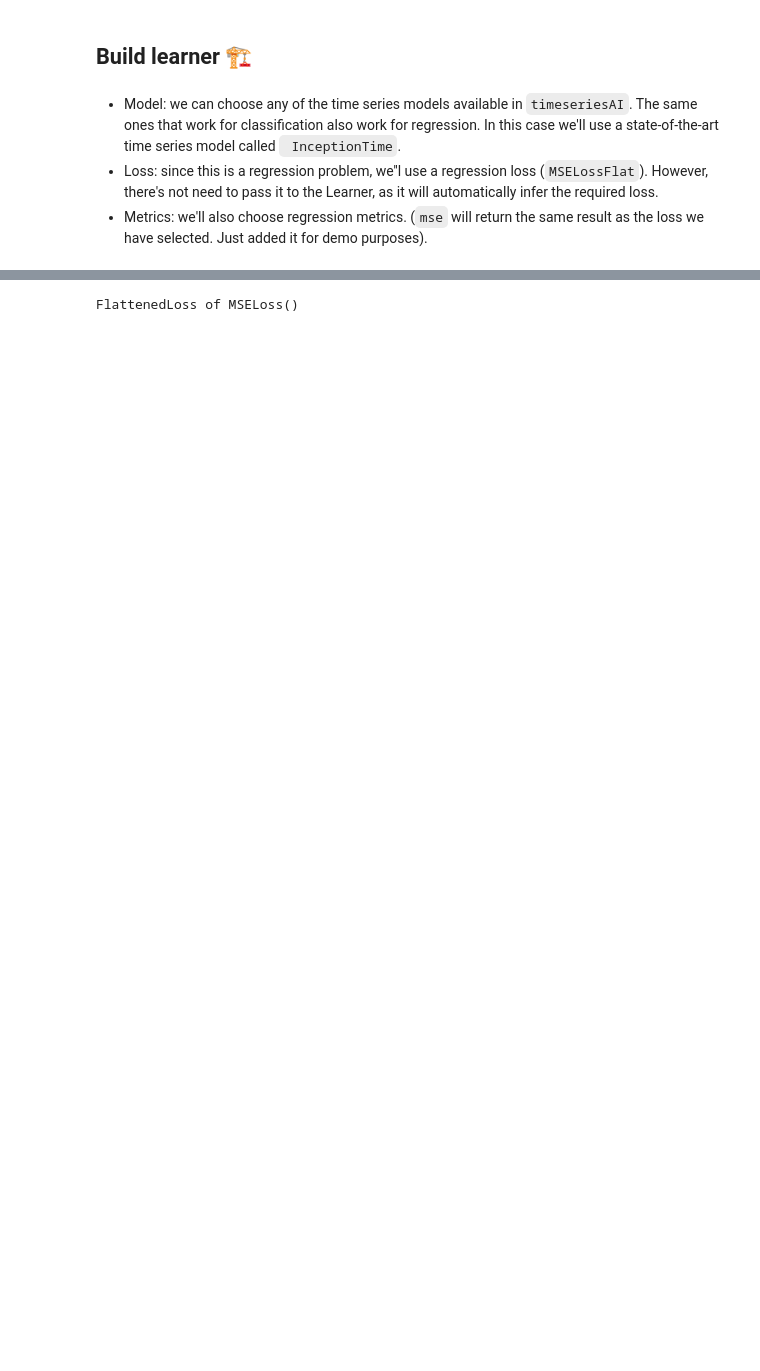
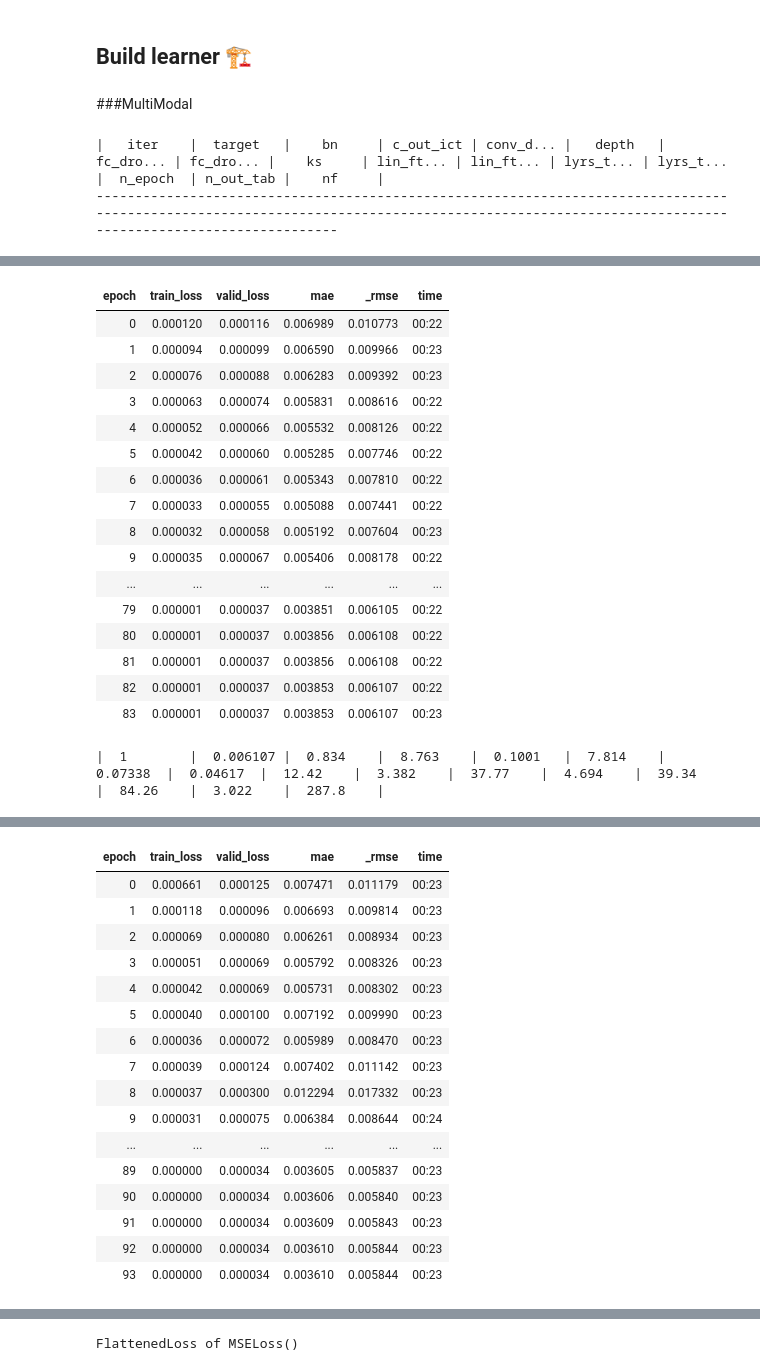
Before and after one commit to ThomasBourgeois/napoleon, a Jupyter notebook: dl.ipynb, the cells around one changed output, grey strips where cells are left out. Drawn from its saved outputs; the diff is of its cells as text; code cells hidden in the pictures; blank space fills up the shorter version.

```diff
--- a/dl.ipynb
+++ b/dl.ipynb
@@ -170,5 +237,7 @@ dls.one_batch()
 # %% [markdown]
 `TSDatasets` identifies this as a regression problem, as the 2nd output (the ys) are floats. That's why the number of classes is set to 1. This is required to be able to correctly use the time series models available in `timesereisAI`.
+# %%
+dls = get_mixed_dls(dls_ts, dls_tab, bs=bs)
 # %%
 dls.c
 # %% [output]
@@ -180,6 +247,2 @@ dls.show_batch()
 # %% [markdown]
 ## Build learner 🏗
-# %% [markdown]
-* Model: we can choose any of the time series models available in `timeseriesAI`. The same ones that work for classification also work for regression. In this case we'll use a state-of-the-art time series model called ` InceptionTime`.
-* Loss: since this is a regression problem, we''l use a regression loss (`MSELossFlat`). However, there's not need to pass it to the Learner, as it will automatically infer the required loss.
-* Metrics: we'll also choose regression metrics. (`mse` will return the same result as the loss we have selected. Just added it for demo purposes).
@@ -189,0 +249,2 @@ seed= 28
+# %% [markdown]
+###MultiModal
@@ -189,0 +290,36 @@ seed= 28
+# %%
+# Bounded region of parameter space
+pbounds = {'nf': (200, 300),
+           'depth': (6, 12),
+           'ks': (10, 23),
+           'c_out_ict': (3, 11),
+           'n_out_tab': (2, 7),
+           'lyrs_tab_n': (2, 7),
+           'lyrs_tab_v': (10, 80),
+           'lin_ftrs_n': (2, 6),
+           'lin_ftrs_v': (10, 80),
+           'conv_dropout': (0.1, 0.6),
+           'fc_dropout_multi': (0., 0.5),
+           'fc_dropout_ict': (0, 0.5),
+           'bn': (0, 2),
+           'n_epoch': (50, 100)
+           }
+
+optimizer = BayesianOptimization(
+    f=f,
+    pbounds=pbounds,
+    random_state=1,
+)
+from bayes_opt.logger import JSONLogger
+from bayes_opt.event import Events
+#logger = JSONLogger(path="./logs.json")
+#optimizer.subscribe(Events.OPTIMIZATION_STEP, logger)
+
+optimizer.maximize(
+    init_points=5,
+    n_iter=100,
+)
+print(optimizer.max)
+# %% [output]
+|   iter    |  target   |    bn     | c_out_ict | conv_d... |   depth   | fc_dro... | fc_dro... |    ks     | lin_ft... | lin_ft... | lyrs_t... | lyrs_t... |  n_epoch  | n_out_tab |    nf     |
+-------------------------------------------------------------------------------------------------------------------------------------------------------------------------------------------------
@@ -189,0 +327,18 @@ seed= 28
+| epoch | train_loss | valid_loss | mae | _rmse | time |
+| 0 | 0.000120 | 0.000116 | 0.006989 | 0.010773 | 00:22 |
+| 1 | 0.000094 | 0.000099 | 0.006590 | 0.009966 | 00:23 |
+| 2 | 0.000076 | 0.000088 | 0.006283 | 0.009392 | 00:23 |
+| 3 | 0.000063 | 0.000074 | 0.005831 | 0.008616 | 00:22 |
+| 4 | 0.000052 | 0.000066 | 0.005532 | 0.008126 | 00:22 |
+| 5 | 0.000042 | 0.000060 | 0.005285 | 0.007746 | 00:22 |
+| 6 | 0.000036 | 0.000061 | 0.005343 | 0.007810 | 00:22 |
+| 7 | 0.000033 | 0.000055 | 0.005088 | 0.007441 | 00:22 |
+| 8 | 0.000032 | 0.000058 | 0.005192 | 0.007604 | 00:23 |
+| 9 | 0.000035 | 0.000067 | 0.005406 | 0.008178 | 00:22 |
+| ... | ... | ... | ... | ... | ... |
+| 79 | 0.000001 | 0.000037 | 0.003851 | 0.006105 | 00:22 |
+| 80 | 0.000001 | 0.000037 | 0.003856 | 0.006108 | 00:22 |
+| 81 | 0.000001 | 0.000037 | 0.003856 | 0.006108 | 00:22 |
+| 82 | 0.000001 | 0.000037 | 0.003853 | 0.006107 | 00:22 |
+| 83 | 0.000001 | 0.000037 | 0.003853 | 0.006107 | 00:23 |
+|  1        |  0.006107 |  0.834    |  8.763    |  0.1001   |  7.814    |  0.07338  |  0.04617  |  12.42    |  3.382    |  37.77    |  4.694    |  39.34    |  84.26    |  3.022    |  287.8    |
@@ -189,0 +346,17 @@ seed= 28
+| epoch | train_loss | valid_loss | mae | _rmse | time |
+| 0 | 0.000661 | 0.000125 | 0.007471 | 0.011179 | 00:23 |
+| 1 | 0.000118 | 0.000096 | 0.006693 | 0.009814 | 00:23 |
+| 2 | 0.000069 | 0.000080 | 0.006261 | 0.008934 | 00:23 |
+| 3 | 0.000051 | 0.000069 | 0.005792 | 0.008326 | 00:23 |
+| 4 | 0.000042 | 0.000069 | 0.005731 | 0.008302 | 00:23 |
+| 5 | 0.000040 | 0.000100 | 0.007192 | 0.009990 | 00:23 |
+| 6 | 0.000036 | 0.000072 | 0.005989 | 0.008470 | 00:23 |
+| 7 | 0.000039 | 0.000124 | 0.007402 | 0.011142 | 00:23 |
+| 8 | 0.000037 | 0.000300 | 0.012294 | 0.017332 | 00:23 |
+| 9 | 0.000031 | 0.000075 | 0.006384 | 0.008644 | 00:24 |
+| ... | ... | ... | ... | ... | ... |
+| 89 | 0.000000 | 0.000034 | 0.003605 | 0.005837 | 00:23 |
+| 90 | 0.000000 | 0.000034 | 0.003606 | 0.005840 | 00:23 |
+| 91 | 0.000000 | 0.000034 | 0.003609 | 0.005843 | 00:23 |
+| 92 | 0.000000 | 0.000034 | 0.003610 | 0.005844 | 00:23 |
+| 93 | 0.000000 | 0.000034 | 0.003610 | 0.005844 | 00:23 |
```
Also changed, not shown: parts of 36 cells of this notebook.
